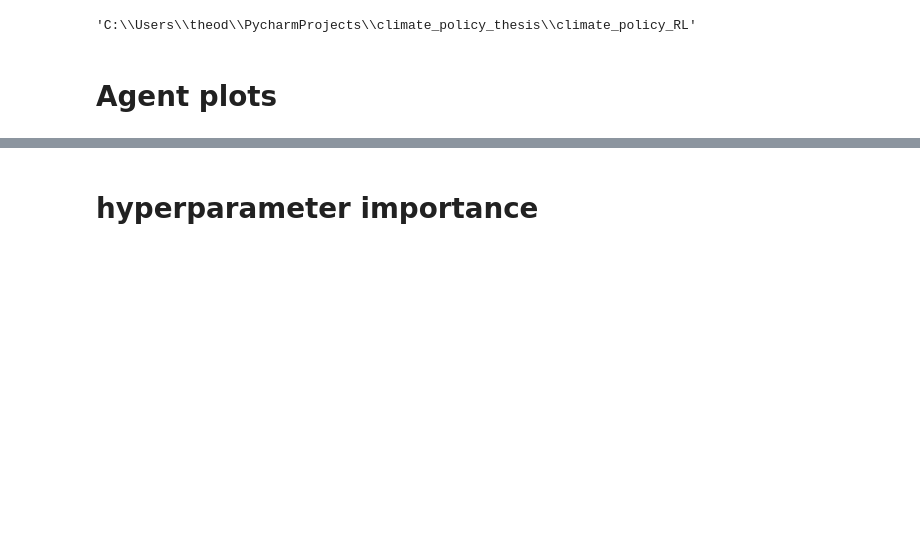
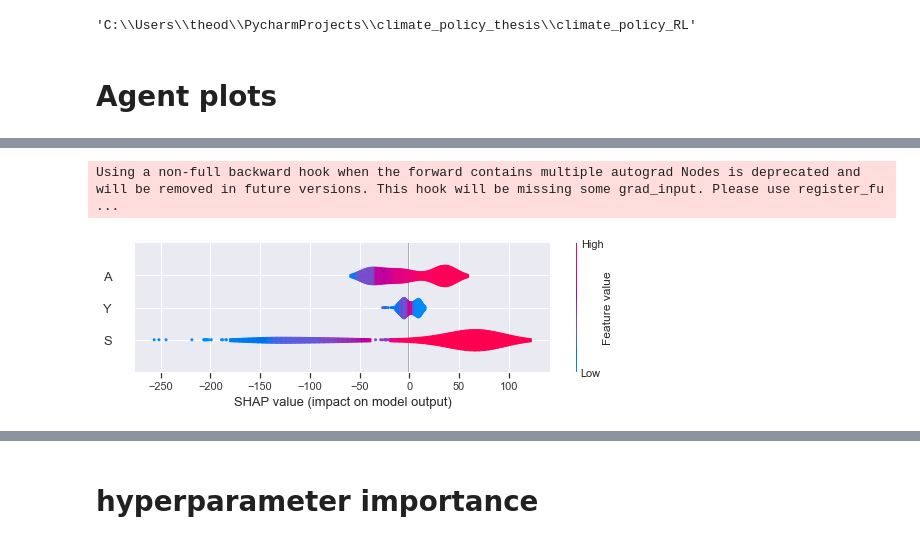
Before and after one commit to TheodoreWolf/climate_policy_rl, a Jupyter notebook: plot_making.ipynb, the cells around one changed output, grey strips where cells are left out. Drawn from its saved outputs; the diff is of its cells as text; code cells hidden in the pictures; blank space fills up the shorter version.

```diff
--- a/plot_making.ipynb
+++ b/plot_making.ipynb
@@ -60,0 +27,10 @@ ppo.test_agent(100)
+# %%
+dqn = exp.Noisy_Learn(max_episodes=500)
+dqn.set_agent("DQN", pt_file_path=models+"\\dqn_target_net_0.pt")
+# plt.figure(figsize=(5,5))
+dqn.feature_plots(500)
+
+# plt.savefig(os.path.join(proj_dir, "overleaf images", "simple end dqn2.png"), dpi=100, bbox_inches="tight")
+# %% [output]
+Using a non-full backward hook when the forward contains multiple autograd Nodes is deprecated and will be removed in future versions. This hook will be missing some grad_input. Please use register_fu ...
+[figure, added]
```
Also changed, not shown: parts of 27 cells of this notebook, 7 other files.
